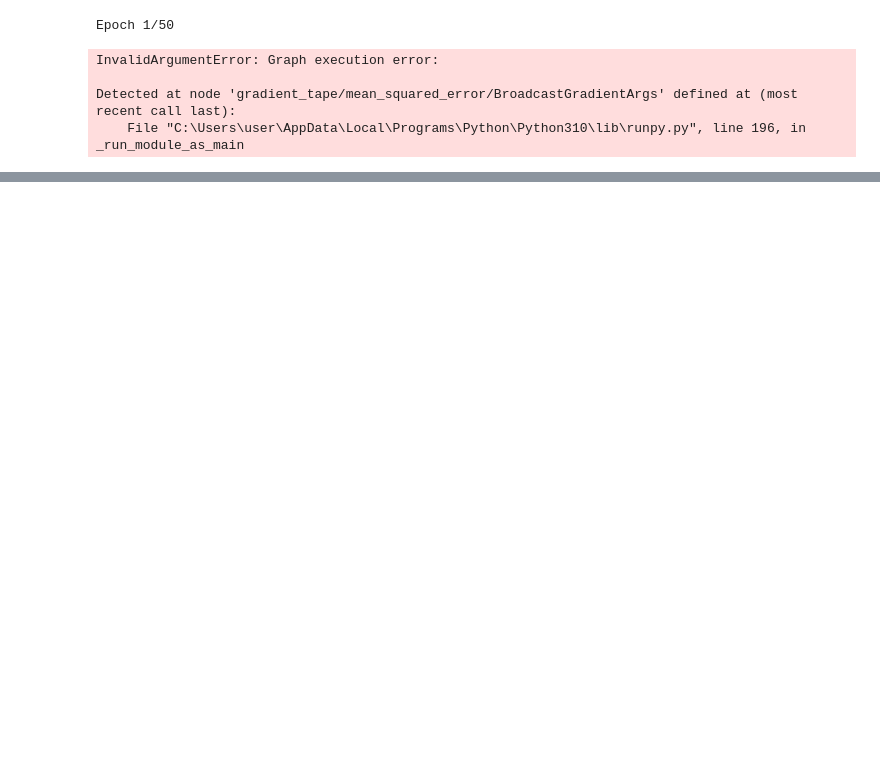
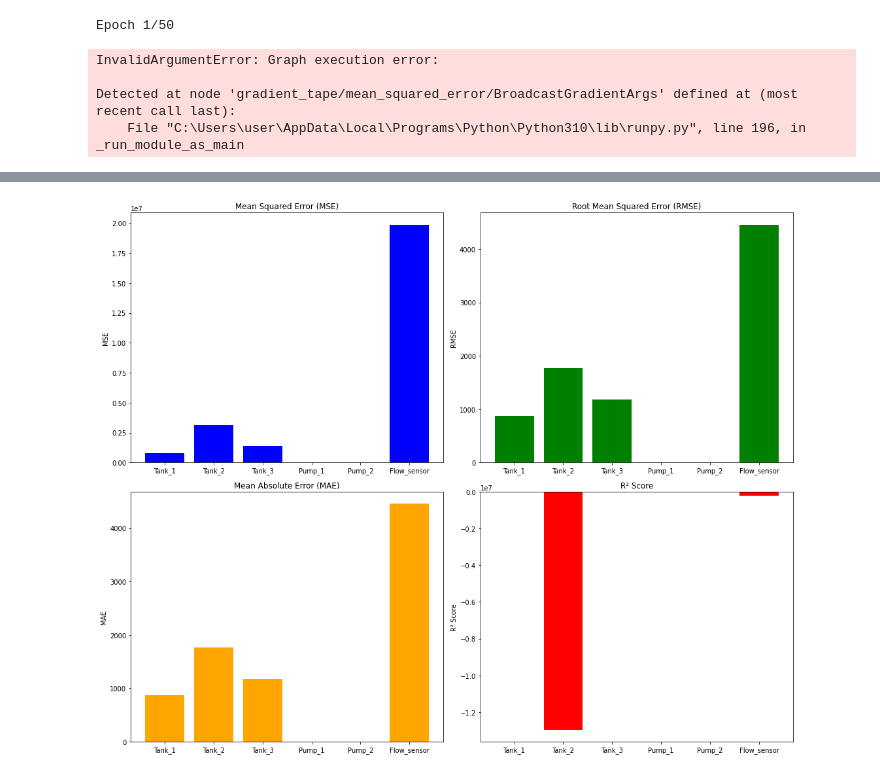
Before and after one commit to hayatu4islam/Adaptive_Fault_Detection, a Jupyter notebook: Fault Detection with Iterative LSTM Models-Phy_CPS.ipynb, the cells around one changed output, grey strips where cells are left out. Drawn from its saved outputs; the diff is of its cells as text; code cells hidden in the pictures; blank space fills up the shorter version.

```diff
--- a/Fault Detection with Iterative LSTM Models-Phy_CPS.ipynb
+++ b/Fault Detection with Iterative LSTM Models-Phy_CPS.ipynb
@@ -113,0 +259,38 @@ Detected at node 'gradient_tape/mean_squared_error/BroadcastGradientArgs' define
+# %%
+import matplotlib.pyplot as plt
+
+# Define the metrics
+features = ['Tank_1', 'Tank_2', 'Tank_3', 'Pump_1', 'Pump_2', 'Flow_sensor']
+mse = [757731.0950999673, 3109165.80305959, 1382596.8834785665, 0.0043494441908173585, 0.7404678155747242, 19885478.376478434]
+rmse = [870.4775098185864, 1763.2826781487959, 1175.8387999545544, 0.06595031607822179, 0.8605043960228932, 4459.313666527443]
+mae = [868.3689453125, 1763.21279296875, 1174.7510375976562, 0.0651222050189972, 0.8595758557319642, 4457.730603790284]
+r2_score = [-1722.6831098725372, -12954856.51274829, -2463.3463629662174, 0.0, 0.0, -208006.09598826812]
+
+# Plot the metrics
+fig, axes = plt.subplots(2, 2, figsize=(15, 12))
+
+# Plot MSE
+axes[0, 0].bar(features, mse, color='blue')
+axes[0, 0].set_title('Mean Squared Error (MSE)')
+axes[0, 0].set_ylabel('MSE')
+
+# Plot RMSE
+axes[0, 1].bar(features, rmse, color='green')
+axes[0, 1].set_title('Root Mean Squared Error (RMSE)')
+axes[0, 1].set_ylabel('RMSE')
+
+# Plot MAE
+axes[1, 0].bar(features, mae, color='orange')
+axes[1, 0].set_title('Mean Absolute Error (MAE)')
+axes[1, 0].set_ylabel('MAE')
+
+# Plot R2 Score
+axes[1, 1].bar(features, r2_score, color='red')
+axes[1, 1].set_title('R² Score')
+axes[1, 1].set_ylabel('R² Score')
+
+# Adjust layout
+plt.tight_layout()
+plt.show()
+# %% [output]
+[figure, added]
```
Also changed, not shown: parts of 4 cells of this notebook.
